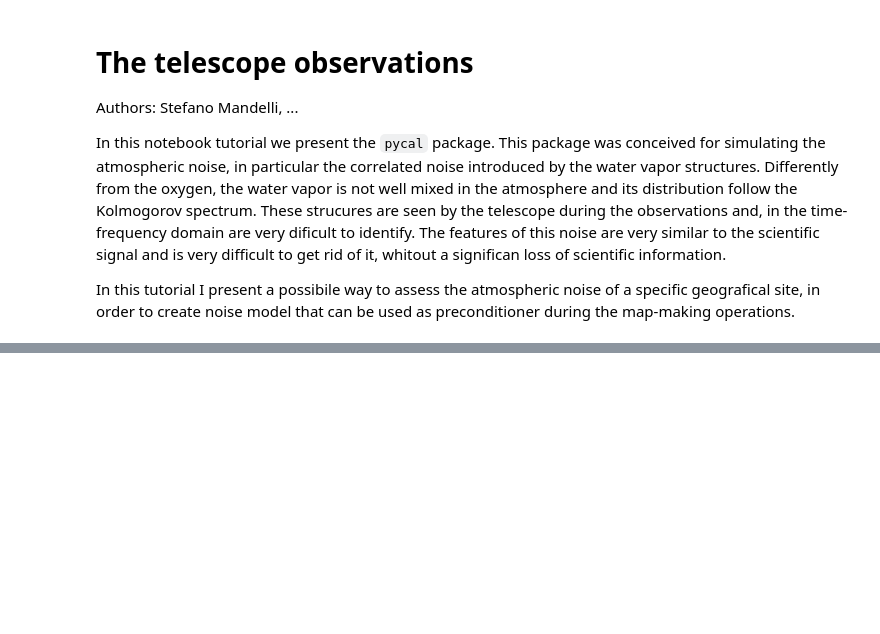
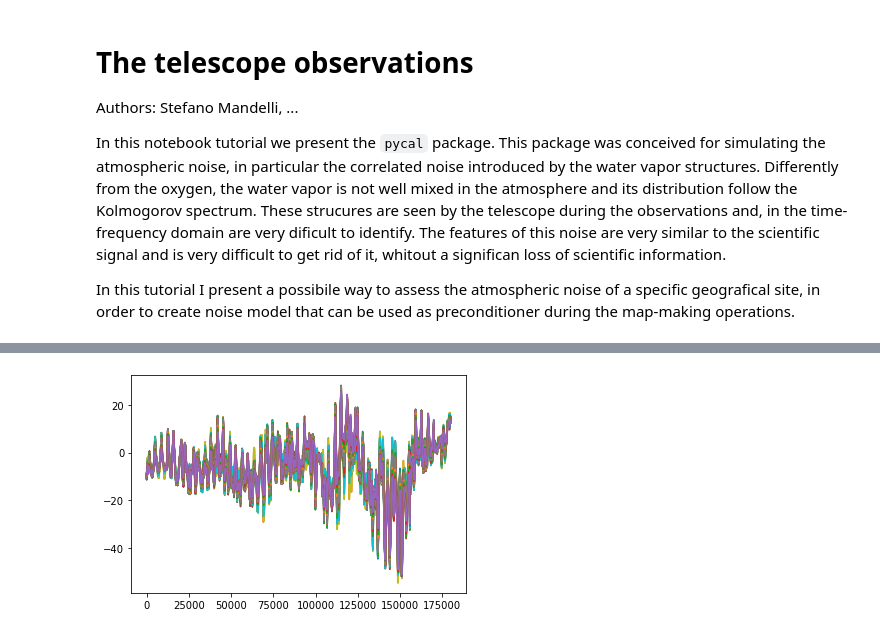
Before and after one commit to cmbgroundbased/cal, a Jupyter notebook: cookbook/Atmospheric_simulation_TOD.ipynb, the cells around one changed output, grey strips where cells are left out. Drawn from its saved outputs; the diff is of its cells as text; code cells hidden in the pictures; blank space fills up the shorter version.

```diff
--- a/cookbook/Atmospheric_simulation_TOD.ipynb
+++ b/cookbook/Atmospheric_simulation_TOD.ipynb
@@ -258,9 +284,9 @@ if comm.world_rank == 0:
 # %%
 # Atmospheric MC simulation
 start_mc = 0
-nsimu = 1
-cache_name = "atm_3"
-atm_cache="atm_cache_3"
+nsimu = 5
+cache_name = "atm_4"
+atm_cache="atm_cache_4"
 verbose = 0
 freq = 43 # GHz
 
@@ -305,7 +331,7 @@ for mc in range(start_mc, start_mc + nsimu):
     }
 
     # Simulate the atmosphere signal
-    atm = OpSimAtmosphere(out="atm_3", cachedir=atm_cache, freq=freq, **common_atm_params)
+    atm = OpSimAtmosphere(out="atm_4", cachedir=atm_cache, freq=freq, **common_atm_params)
     atm.exec(data)
 
     if comm.comm_world is not None:
@@ -343,5 +424,5 @@ obs
 # %%
-cache_name = "atm_3"
+cache_name = "atm_4"
 log = Logger.get()
 if comm.world_rank == 0 and verbose:
     log.info("Scaling atmosphere by frequency")
@@ -421,6 +520,8 @@ if comm.world_rank == 0 and verbose:
 # %%
 for det in obs['tod'].local_dets:
-    plt.plot(obs['tod'].cache.reference("atm_{}".format(det))/1e3)
+    plt.plot(obs['tod'].cache.reference("atm_4_{}".format(det))/1e3)
+# %% [output]
+[figure, added]
 # %%
 log = Logger.get()
 if comm.world_rank == 0 and verbose:
```
Also changed, not shown: parts of 28 cells of this notebook, 2 other files.
